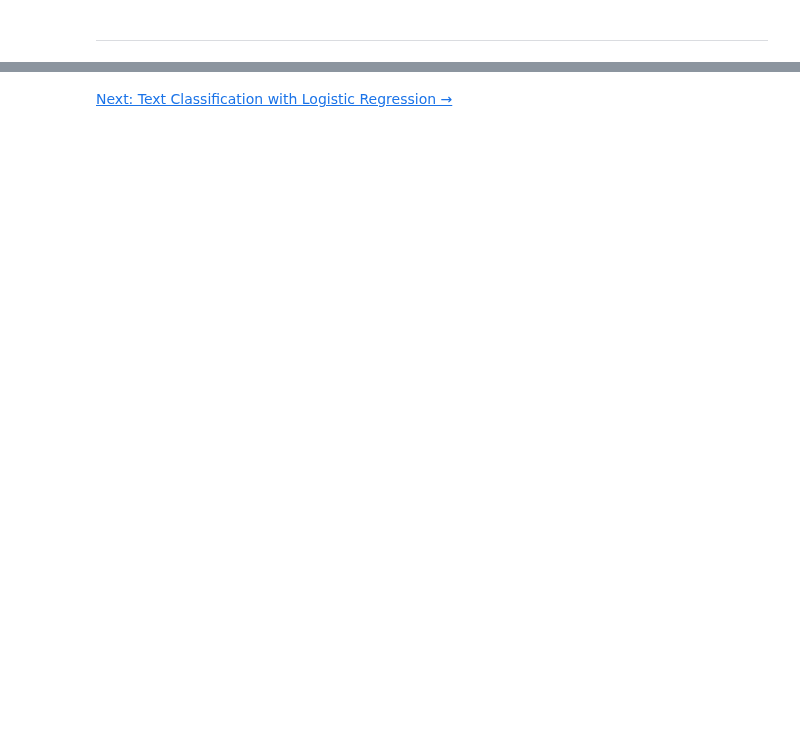
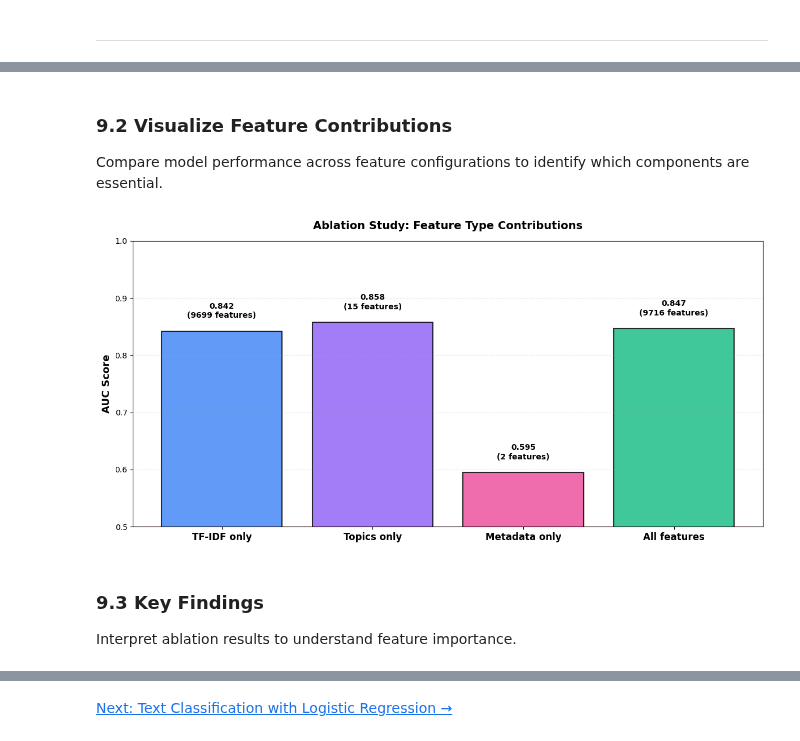
Before and after one commit to shutinghe3601/milestone2, a Jupyter notebook: notebooks/07_text_classification_random_forest.ipynb, the cells around one changed output, grey strips where cells are left out. Saved outputs shown, nothing was run; the diff lists cells and outputs as text; code cells hidden in the pictures; blank space fills up the shorter version.

```diff
--- a/notebooks/07_text_classification_random_forest.ipynb
+++ b/notebooks/07_text_classification_random_forest.ipynb
@@ -856,0 +962,19 @@ Artstein, R., & Poesio, M. (2008). Inter-coder agreement for computational lingu
+# %%
+# ============================================================================
+# PREPARE FEATURE COMBINATIONS
+# ============================================================================
+
+X = datasets["combined"]["X"]
+y = datasets["combined"]["y"]
+
+# Split data
+X_train, X_test, y_train, y_test = train_test_split(
+    X, y, test_size=0.20, stratify=y, random_state=SEED
+)
+
+# Define feature ranges dynamically based on actual data
+n_tfidf = X_tfidf.shape[1]  # Dynamic TF-IDF count
+n_topics = W_topics.shape[1]  # Dynamic topic count (should be 15)
+n_metadata = metadata_count  # Dynamic metadata count (2 or 3)
+
+print(f"Feature breakdown: {n_tfidf} TF-IDF + {n_topics} topics + {n_metadata} metadata = {X.shape[1]} total")
@@ -856,0 +1031,33 @@ Artstein, R., & Poesio, M. (2008). Inter-coder agreement for computational lingu
+# %% [markdown]
+### **9.2 Visualize Feature Contributions**
+
+Compare model performance across feature configurations to identify which components are essential.
+# %%
+fig, ax = plt.subplots(figsize=(12, 6))
+
+colors = ['#3B82F6', '#8B5CF6', '#EC4899', '#10B981']
+bars = ax.bar(range(len(df_ablation)), df_ablation['auc'], color=colors,
+              alpha=0.8, edgecolor='black', linewidth=1.5)
+
+ax.set_xticks(range(len(df_ablation)))
+ax.set_xticklabels(df_ablation['config'], fontsize=12, fontweight='bold')
+ax.set_ylabel('AUC Score', fontsize=13, fontweight='bold')
+ax.set_title('Ablation Study: Feature Type Contributions', fontsize=14, fontweight='bold', pad=15)
+ax.set_ylim([0.5, 1.0])
+ax.grid(axis='y', alpha=0.3, linestyle='--')
+ax.axhline(y=0.5, color='red', linestyle='--', linewidth=1, alpha=0.5, label='Random baseline')
+
+# Add value labels
+for i, (bar, row) in enumerate(zip(bars, df_ablation.iterrows())):
+    _, data = row
+    ax.text(i, data['auc'] + 0.02, f"{data['auc']:.3f}\n({data['n_features']} features)",
+            ha='center', va='bottom', fontsize=10, fontweight='bold')
+
+plt.tight_layout()
+plt.show()
+# %% [output]
+[figure, added]
+# %% [markdown]
+### **9.3 Key Findings**
+
+Interpret ablation results to understand feature importance.
```
Also changed, not shown: parts of 37 cells of this notebook, 34 other files.
